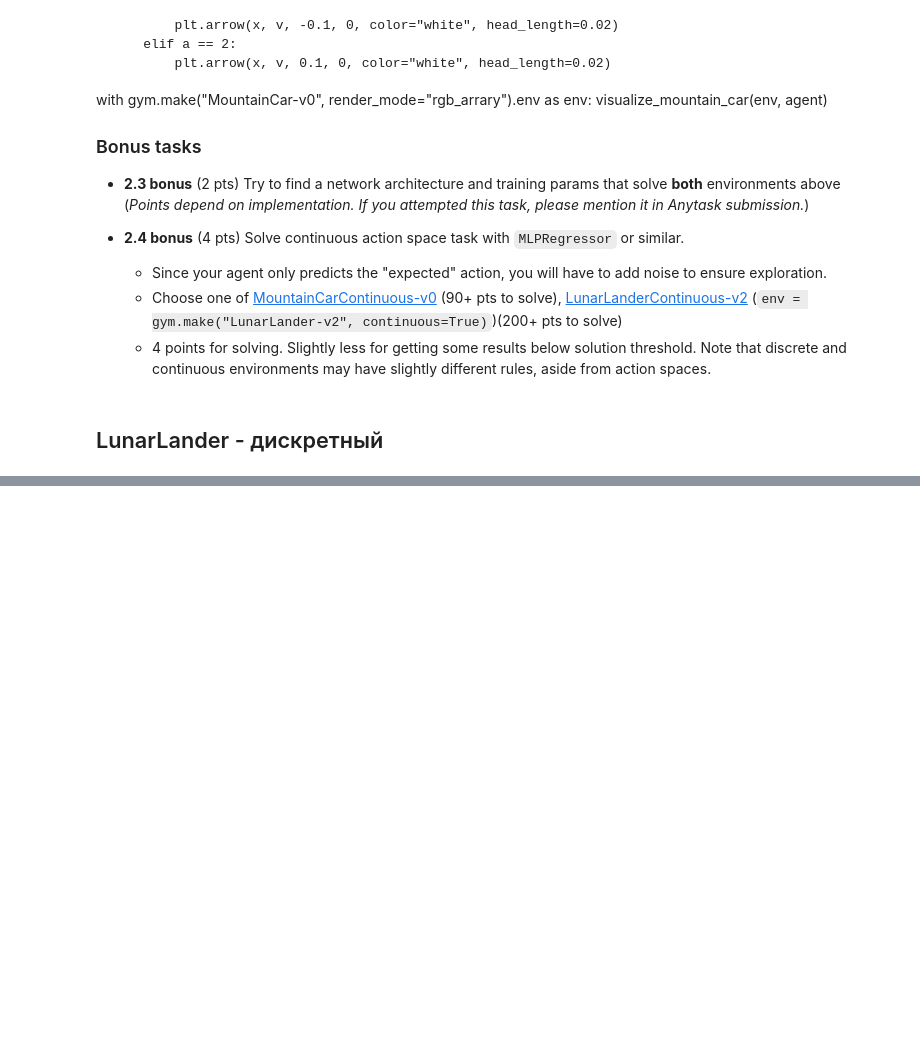
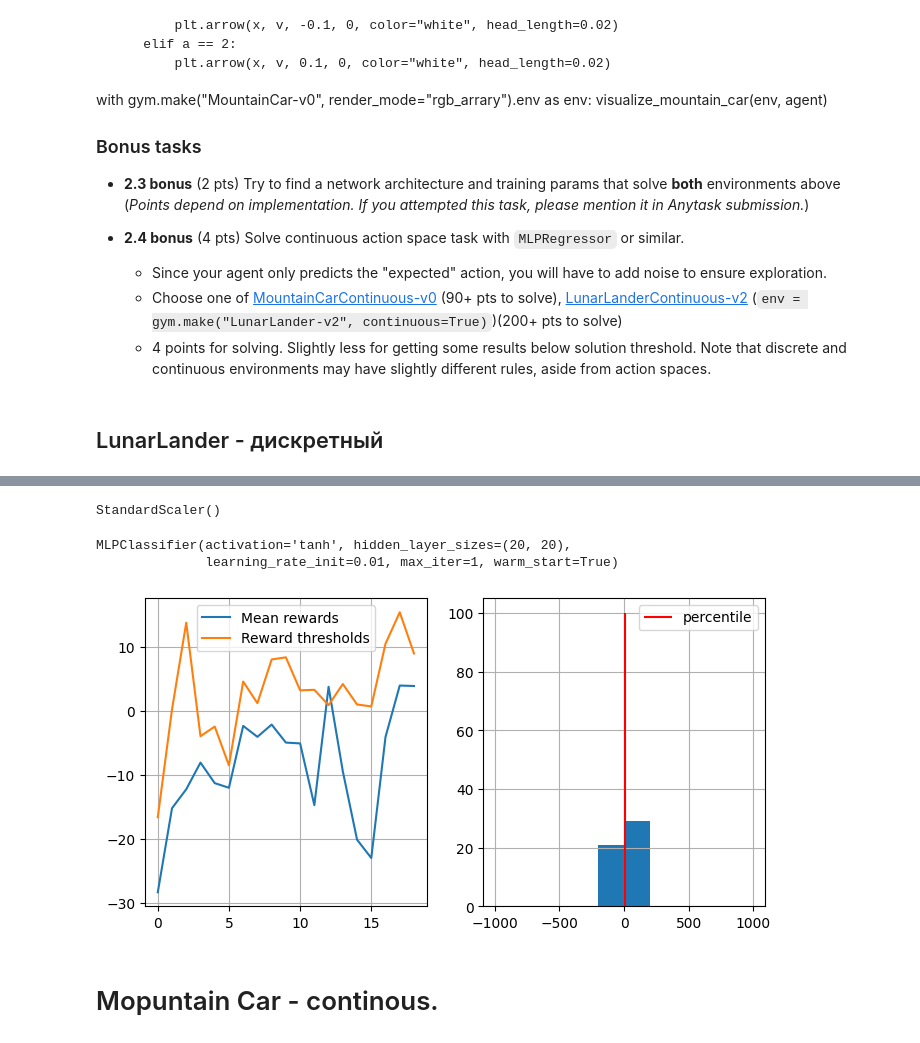
Before and after one commit to Skiftare/Practical_RL_shad, a Jupyter notebook: week01_intro/hw/hw_1.ipynb, the cells around one changed output, grey strips where cells are left out. Saved outputs shown, nothing was run; the diff lists cells and outputs as text; code cells hidden in the pictures; blank space fills up the shorter version.

Commit message:
Реализована какая-то нейронка для дискретного лунного модуля, но результаты так себе, мб ещё допилю. Плюс надо будет ещё continous-версию сделать.

```diff
--- a/week01_intro/hw/hw_1.ipynb
+++ b/week01_intro/hw/hw_1.ipynb
@@ -431,0 +529,27 @@ DependencyNotInstalled: Box2D is not installed, you can install it by run `pip i
+# %%
+states_for_scaler = []
+s, _ = env.reset()
+states_for_scaler.append(s)
+for _ in range(1000):  # собираем 1000 состояний
+    a = env.action_space.sample()  # случайное действие
+    s, _, done, _, _ = env.step(a)
+    states_for_scaler.append(s)
+    if done:
+        s, _ = env.reset()
+        states_for_scaler.append(s)
+
+scaler.fit(states_for_scaler)
+# %% [output]
+StandardScaler()
+# %%
+s, _ = env.reset()
+s_scaled = scaler.transform([s])
+
+agent.partial_fit(
+    [s_scaled[0]] * n_actions,  # масштабированное состояние
+    range(n_actions),
+    classes=range(n_actions)
+)
+# %% [output]
+MLPClassifier(activation='tanh', hidden_layer_sizes=(20, 20),
+              learning_rate_init=0.01, max_iter=1, warm_start=True)
@@ -431,0 +591,35 @@ DependencyNotInstalled: Box2D is not installed, you can install it by run `pip i
+# %%
+import numpy as np
+log = []
+n_sessions = 50  # sample this many sessions
+n_rollouts = 1  # Сколько раз играем одной стратегией для усреднения результата
+percentile = 50  # discard this percentage of sessions with lowest rewards
+learning_rate = 0.5  # how quickly the policy is updated, on a scale from 0 to 1
+for i in range(1000):
+    sessions = []
+    for _ in range(n_sessions):
+        rollouts = [generate_session_for_agent(env, agent, scaler) for __ in range(n_rollouts)]
+        _, _, rewards = zip(*rollouts)
+        mean_reward = np.mean(rewards)
+        all_states = [s for s, _, _ in rollouts]
+        all_actions = [a for _, a, _ in rollouts]
+        sessions.append((all_states, all_actions, mean_reward))
+
+    states_batch, actions_batch, rewards_batch = zip(*sessions)
+    elite_states, elite_actions = select_elites(states_batch, actions_batch, rewards_batch, percentile)
+    if max(rewards_batch) > 200:
+        print("Успех! Агент научился садиться!")
+
+    if len(elite_states) > 0:
+        x = np.concatenate(elite_states)
+        y = np.concatenate(elite_actions)
+        y = np.concatenate(elite_actions)
+        scaler.partial_fit(x)
+        x_scaled = scaler.transform(x)
+        agent.partial_fit(x_scaled, y)
+
+    show_progress_fixed(rewards_batch, log, percentile)
+# %% [output]
+[figure, added]
+# %% [markdown]
+# Mopuntain Car - continous.
```
Also changed, not shown: parts of 17 cells of this notebook, 2 other files.
